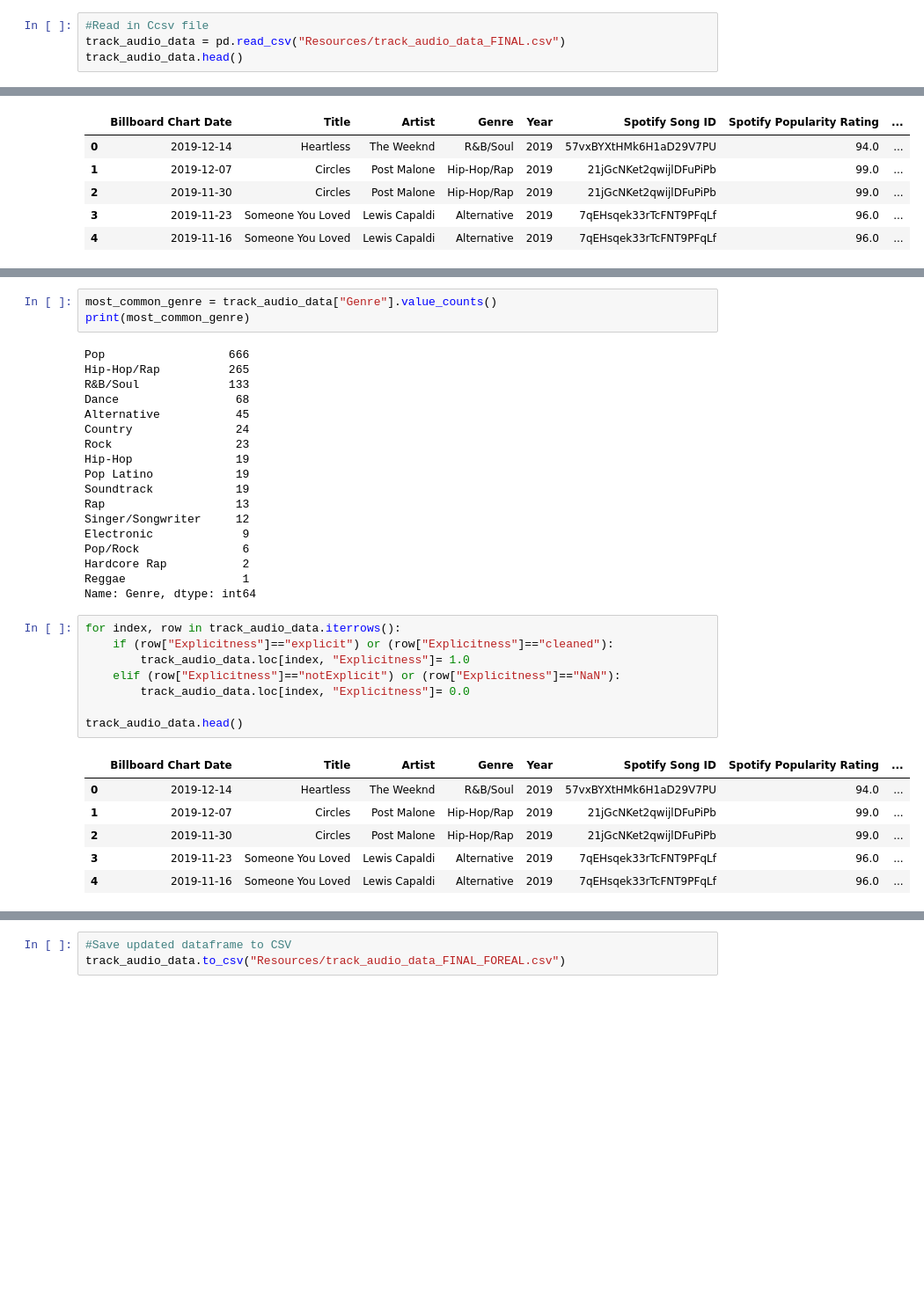
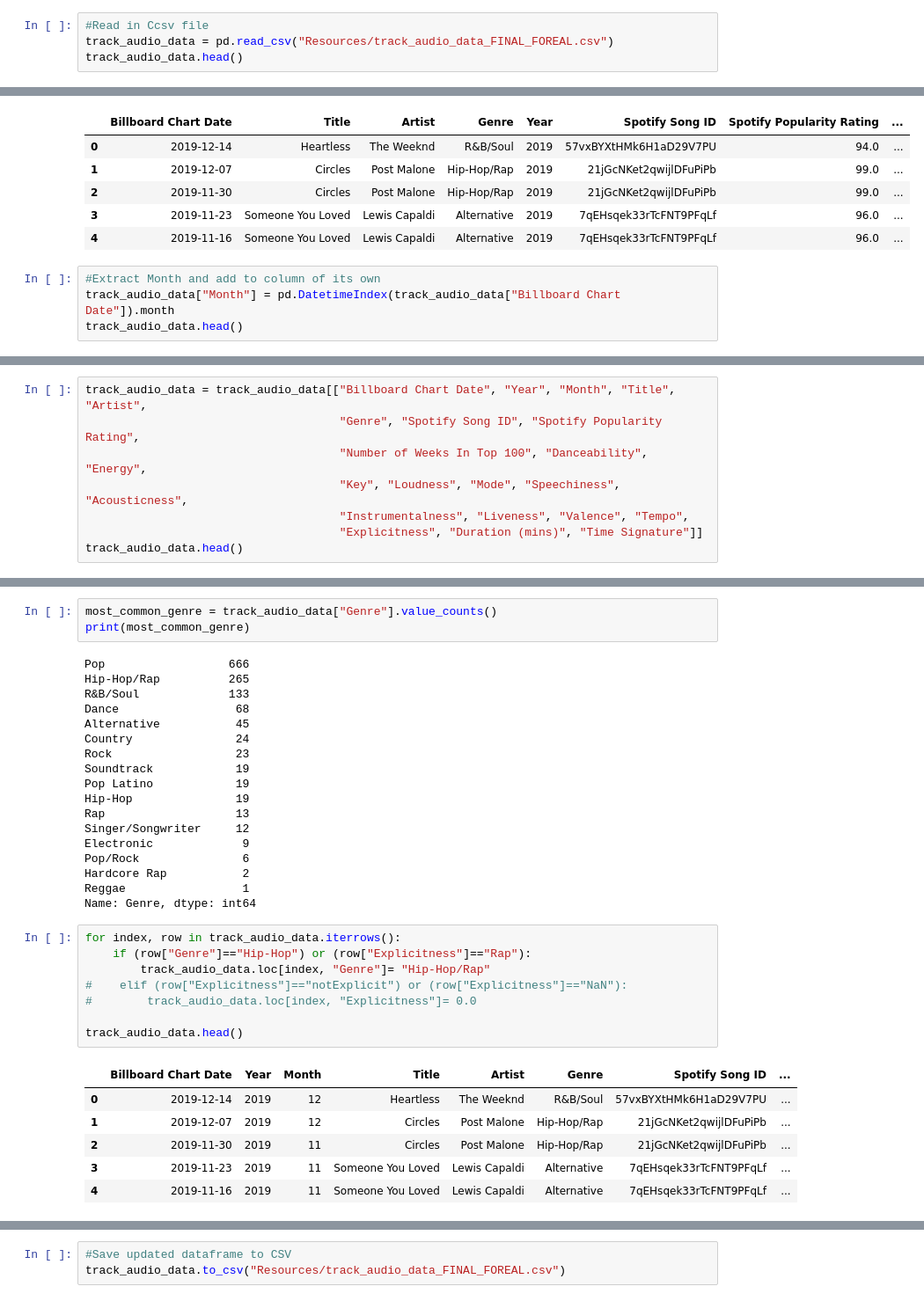
Before and after one commit to jdemusz/billboard2000-2020, a Jupyter notebook: analysis_exploration.ipynb, the cells around one changed output, grey strips where cells are left out. Shown at 88% size. Drawn from its saved outputs; the diff is of its cells as text; blank space fills up the shorter version.

```diff
--- a/analysis_exploration.ipynb
+++ b/analysis_exploration.ipynb
@@ -8,7 +8,7 @@ pd.set_option('display.max_columns', 500)
 pd.set_option('display.width', 1000)
 # %%
 #Read in Ccsv file
-track_audio_data = pd.read_csv("Resources/track_audio_data_FINAL.csv")
+track_audio_data = pd.read_csv("Resources/track_audio_data_FINAL_FOREAL.csv")
 track_audio_data.head()
 # %% [output]
 |  | Unnamed: 0 | Billboard Chart Date | Title | Artist | Genre | Year | Spotify Song ID | ... |
@@ -28,3 +28,7 @@ track_audio_data.head()
 | 2 | 2019-11-30 | Circles | Post Malone | Hip-Hop/Rap | 2019 | 21jGcNKet2qwijlDFuPiPb | 99.0 | ... |
 | 3 | 2019-11-23 | Someone You Loved | Lewis Capaldi | Alternative | 2019 | 7qEHsqek33rTcFNT9PFqLf | 96.0 | ... |
 | 4 | 2019-11-16 | Someone You Loved | Lewis Capaldi | Alternative | 2019 | 7qEHsqek33rTcFNT9PFqLf | 96.0 | ... |
+# %%
+#Extract Month and add to column of its own
+track_audio_data["Month"] = pd.DatetimeIndex(track_audio_data["Billboard Chart Date"]).month
+track_audio_data.head()
@@ -30,0 +42,8 @@ track_audio_data.head()
+# %%
+track_audio_data = track_audio_data[["Billboard Chart Date", "Year", "Month", "Title", "Artist",
+                                     "Genre", "Spotify Song ID", "Spotify Popularity Rating",
+                                     "Number of Weeks In Top 100", "Danceability", "Energy",
+                                     "Key", "Loudness", "Mode", "Speechiness", "Acousticness",
+                                     "Instrumentalness", "Liveness", "Valence", "Tempo",
+                                     "Explicitness", "Duration (mins)", "Time Signature"]]
+track_audio_data.head()
@@ -60,9 +86,9 @@ Dance                 68
 Alternative           45
 Country               24
 Rock                  23
+Soundtrack            19
+Pop Latino            19
 Hip-Hop               19
-Pop Latino            19
-Soundtrack            19
 Rap                   13
 Singer/Songwriter     12
 Electronic             9
@@ -72,17 +98,17 @@ Reggae                 1
 Name: Genre, dtype: int64
 # %%
 for index, row in track_audio_data.iterrows():
-    if (row["Explicitness"]=="explicit") or (row["Explicitness"]=="cleaned"):
-        track_audio_data.loc[index, "Explicitness"]= 1.0
-    elif (row["Explicitness"]=="notExplicit") or (row["Explicitness"]=="NaN"):
-        track_audio_data.loc[index, "Explicitness"]= 0.0
+    if (row["Genre"]=="Hip-Hop") or (row["Explicitness"]=="Rap"):
+        track_audio_data.loc[index, "Genre"]= "Hip-Hop/Rap"
+#    elif (row["Explicitness"]=="notExplicit") or (row["Explicitness"]=="NaN"):
+#        track_audio_data.loc[index, "Explicitness"]= 0.0
 
 track_audio_data.head()
 # %% [output]
-|  | Billboard Chart Date | Title | Artist | Genre | Year | Spotify Song ID | Spotify Popularity Rating | ... |
-| 0 | 2019-12-14 | Heartless | The Weeknd | R&B/Soul | 2019 | 57vxBYXtHMk6H1aD29V7PU | 94.0 | ... |
-| 1 | 2019-12-07 | Circles | Post Malone | Hip-Hop/Rap | 2019 | 21jGcNKet2qwijlDFuPiPb | 99.0 | ... |
-| 2 | 2019-11-30 | Circles | Post Malone | Hip-Hop/Rap | 2019 | 21jGcNKet2qwijlDFuPiPb | 99.0 | ... |
-| 3 | 2019-11-23 | Someone You Loved | Lewis Capaldi | Alternative | 2019 | 7qEHsqek33rTcFNT9PFqLf | 96.0 | ... |
-| 4 | 2019-11-16 | Someone You Loved | Lewis Capaldi | Alternative | 2019 | 7qEHsqek33rTcFNT9PFqLf | 96.0 | ... |
+|  | Billboard Chart Date | Year | Month | Title | Artist | Genre | Spotify Song ID | ... |
+| 0 | 2019-12-14 | 2019 | 12 | Heartless | The Weeknd | R&B/Soul | 57vxBYXtHMk6H1aD29V7PU | ... |
+| 1 | 2019-12-07 | 2019 | 12 | Circles | Post Malone | Hip-Hop/Rap | 21jGcNKet2qwijlDFuPiPb | ... |
+| 2 | 2019-11-30 | 2019 | 11 | Circles | Post Malone | Hip-Hop/Rap | 21jGcNKet2qwijlDFuPiPb | ... |
+| 3 | 2019-11-23 | 2019 | 11 | Someone You Loved | Lewis Capaldi | Alternative | 7qEHsqek33rTcFNT9PFqLf | ... |
+| 4 | 2019-11-16 | 2019 | 11 | Someone You Loved | Lewis Capaldi | Alternative | 7qEHsqek33rTcFNT9PFqLf | ... |
 # %%
```
Also changed, not shown: parts of 16 cells of this notebook, 1 other file.
